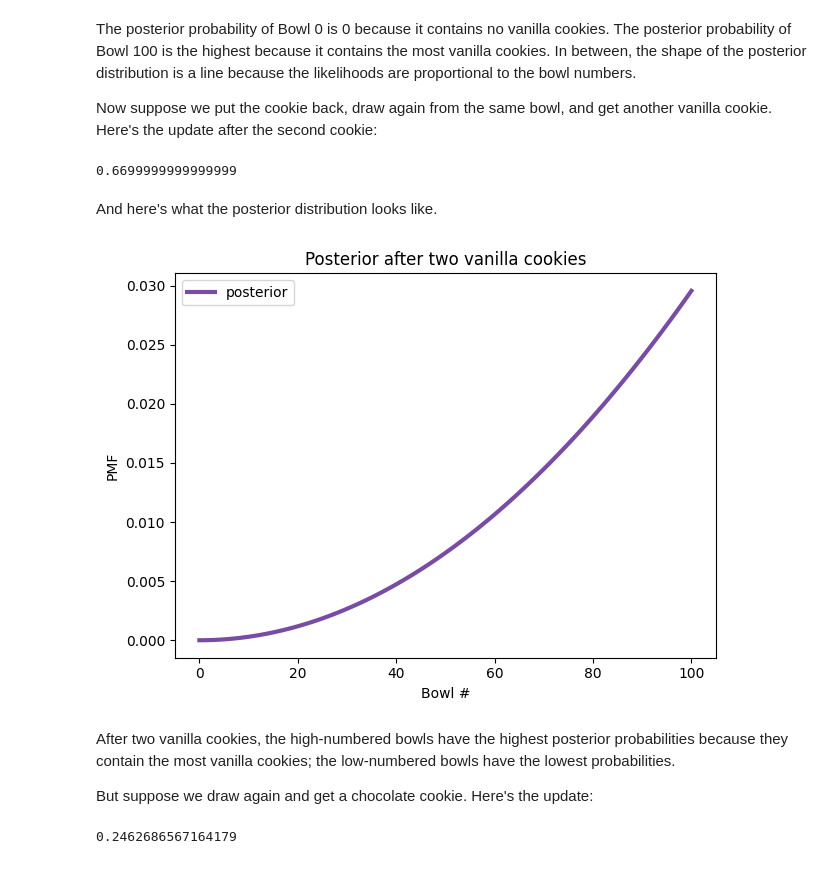
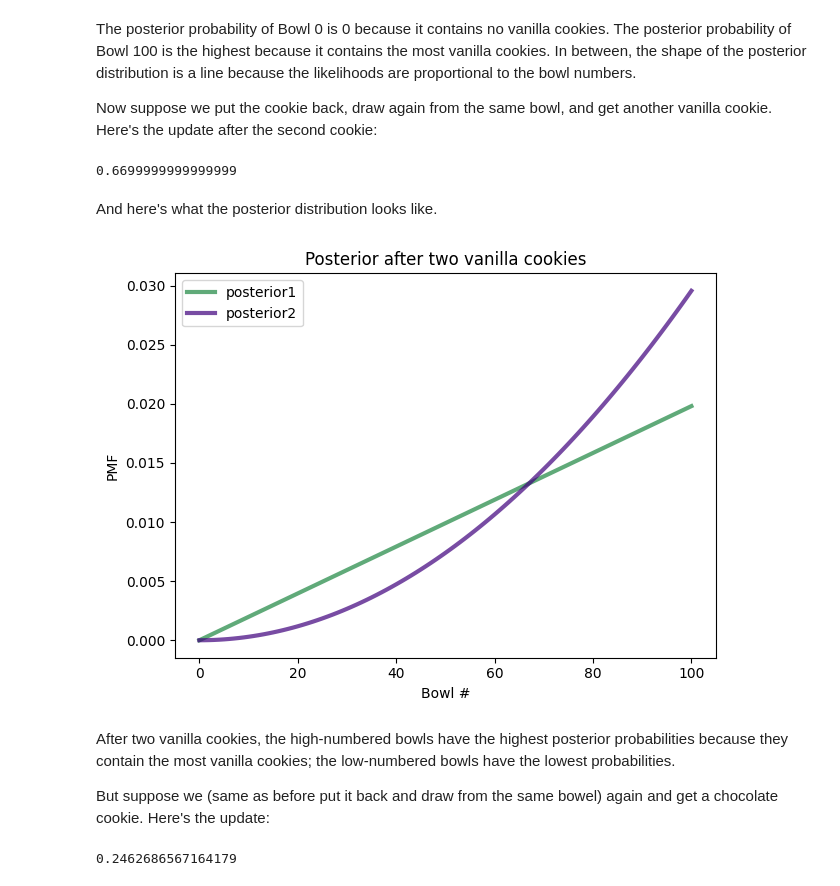
Before and after one commit to kwccoin/ThinkBayes2, a Jupyter notebook: notebooks/chap03.ipynb, the cells around one changed output. Drawn from its saved outputs; the diff is of its cells as text; code cells hidden in the pictures.

```diff
--- a/notebooks/chap03.ipynb
+++ b/notebooks/chap03.ipynb
@@ -446,21 +446,34 @@ In between, the shape of the posterior distribution is a line because the likeli
 
 Now suppose we put the cookie back, draw again from the same bowl, and get another vanilla cookie.
 Here's the update after the second cookie:
-# %%
-posterior2 = posterior1 * likelihood_vanilla
-posterior2.normalize()
-# %% [output]
-0.6699999999999999
+# %%
+# the question is why the distribution of posterior1 changed at all
+# if each event is independent than the probability should be the same (freqist?)
+# posteria prior is all bowels are equal (1/101)
+# after picking up a vanilla ... the posterior is that it is picked up from 1 of the bowels varies
+# 0 and mostly likely bowel 100 still based on understanding of the vanilla distrubtion (in my mind if you like to)
+
+# now we put it back and draw from the same bowel what is the bowel number
+# we have 2 vanilla and hence even more likely from the top number bowels than the lower number ...
+
+posterior2 = posterior1 * likelihood_vanilla
+posterior2.normalize()
+# %% [output]
+0.6699999999999999
 # %% [markdown]
 And here's what the posterior distribution looks like.
-# %%
-posterior2.plot(label='posterior', color='C4')
-decorate_bowls('Posterior after two vanilla cookies')
-# %% [output]
-[figure, removed]
+# %%
+posterior1.plot(label='posterior1', color='C2')
+posterior2.plot(label='posterior2', color='C4')
+decorate_bowls('Posterior after two vanilla cookies')
+
+# cf the last one the possibility it is from lower bowel is lower than the straight line in diagrame 1
+# but the possibility of the higher one is higher and hence the curve might be
+# %% [output]
+[figure, added]
 # %% [markdown]
 After two vanilla cookies, the high-numbered bowls have the highest posterior probabilities because they contain the most vanilla cookies; the low-numbered bowls have the lowest probabilities.
 
-But suppose we draw again and get a chocolate cookie.
+But suppose we (same as before put it back and draw from the same bowel) again and get a chocolate cookie.
 Here's the update:
 # %%
```
Also changed, not shown: parts of 3 cells of this notebook.
